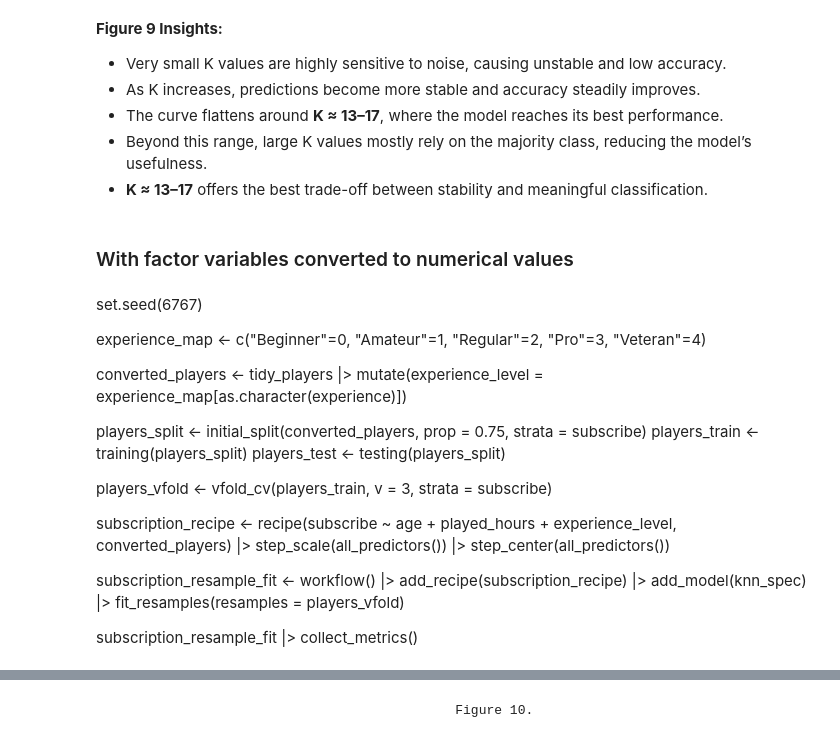
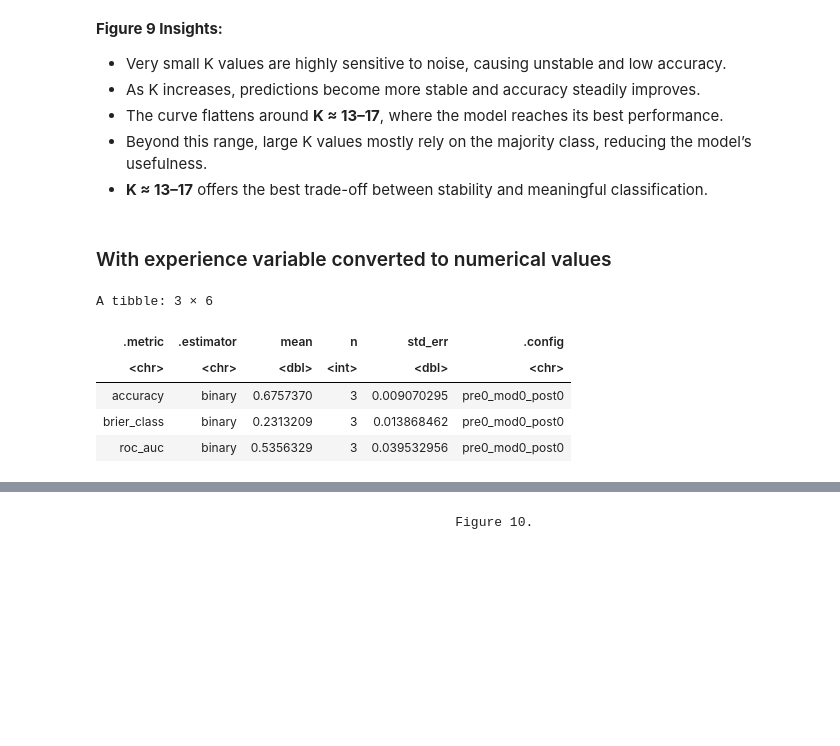
Before and after one commit to avahbot/dsci-100-term-project-final, a Jupyter notebook: project.ipynb, the cells around one changed output, grey strips where cells are left out. Cells and saved outputs as stored; diff of their text form; code cells hidden in the pictures; blank space fills up the shorter version.

```diff
--- a/project.ipynb
+++ b/project.ipynb
@@ -351,30 +359,38 @@ accuracies |> ggplot(aes(x = neighbors, y = mean)) +
 - Beyond this range, large K values mostly rely on the majority class, reducing the model’s usefulness.
 - **K ≈ 13–17** offers the best trade-off between stability and meaningful classification.
 # %% [markdown]
-### With factor variables converted to numerical values
+### With experience variable converted to numerical values
-# %% [markdown]
-set.seed(6767)
-
-experience_map <- c("Beginner"=0, "Amateur"=1, "Regular"=2, "Pro"=3, "Veteran"=4)
-
-converted_players <- tidy_players |> mutate(experience_level = experience_map[as.character(experience)])
-
-players_split <- initial_split(converted_players, prop = 0.75, strata = subscribe)
-players_train <- training(players_split)
-players_test <- testing(players_split)
-
-players_vfold <- vfold_cv(players_train, v = 3, strata = subscribe)
-
-subscription_recipe <- recipe(subscribe ~ age + played_hours + experience_level, converted_players) |>
-    step_scale(all_predictors()) |>
-    step_center(all_predictors())
-
-subscription_resample_fit <- workflow() |>
-    add_recipe(subscription_recipe) |>
-    add_model(knn_spec) |>
-    fit_resamples(resamples = players_vfold)
-
-subscription_resample_fit |> collect_metrics()
+# %%
+# Set seed because we are using initial_split and vfold_cv
+set.seed(6767)
+
+experience_map <- c("Beginner"=0, "Amateur"=1, "Regular"=2, "Pro"=3, "Veteran"=4)
+
+converted_players <- tidy_players |> mutate(experience_level = experience_map[as.character(experience)])
+
+players_split <- initial_split(converted_players, prop = 0.75, strata = subscribe)
+players_train <- training(players_split)
+players_test <- testing(players_split)
+
+players_vfold <- vfold_cv(players_train, v = 3, strata = subscribe)
+
+subscription_recipe <- recipe(subscribe ~ age + played_hours + experience_level, converted_players) |>
+    step_scale(all_predictors()) |>
+    step_center(all_predictors())
+
+subscription_resample_fit <- workflow() |>
+    add_recipe(subscription_recipe) |>
+    add_model(knn_spec) |>
+    fit_resamples(resamples = players_vfold)
+
+subscription_resample_fit |> collect_metrics()
+# %% [output]
+A tibble: 3 × 6
+| .metric | .estimator | mean | n | std_err | .config |
+| <chr> | <chr> | <dbl> | <int> | <dbl> | <chr> |
+| accuracy | binary | 0.6757370 | 3 | 0.009070295 | pre0_mod0_post0 |
+| brier_class | binary | 0.2313209 | 3 | 0.013868462 | pre0_mod0_post0 |
+| roc_auc | binary | 0.5356329 | 3 | 0.039532956 | pre0_mod0_post0 |
 # %%
 knn_tune <- nearest_neighbor(weight_func = "rectangular", neighbors = tune()) |>
     set_engine("kknn") |>
```
Also changed, not shown: parts of 8 cells of this notebook.
